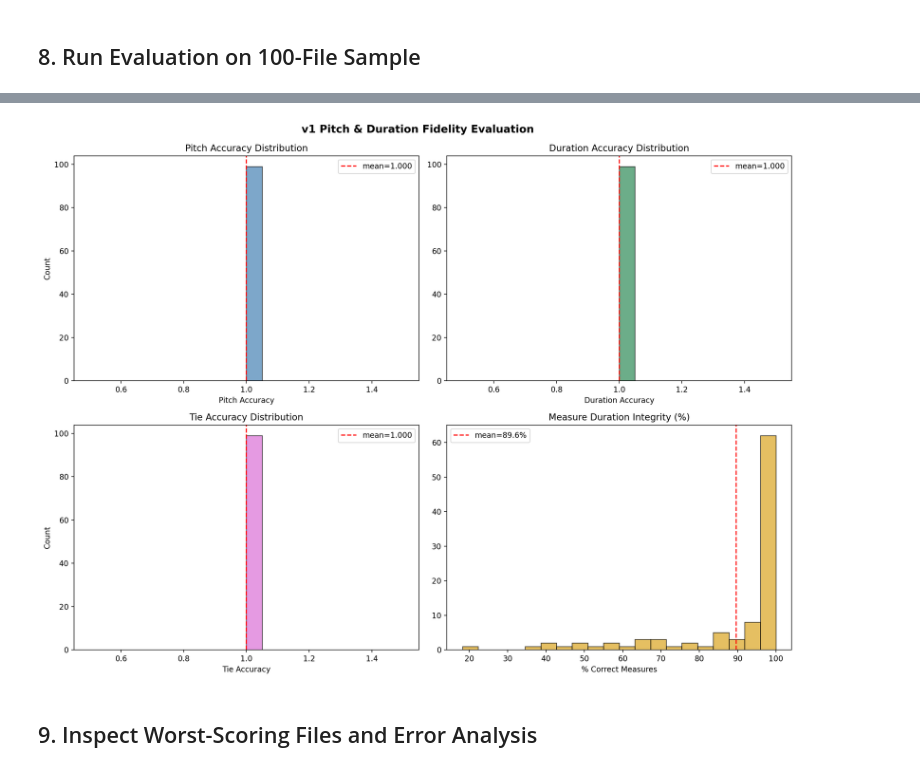
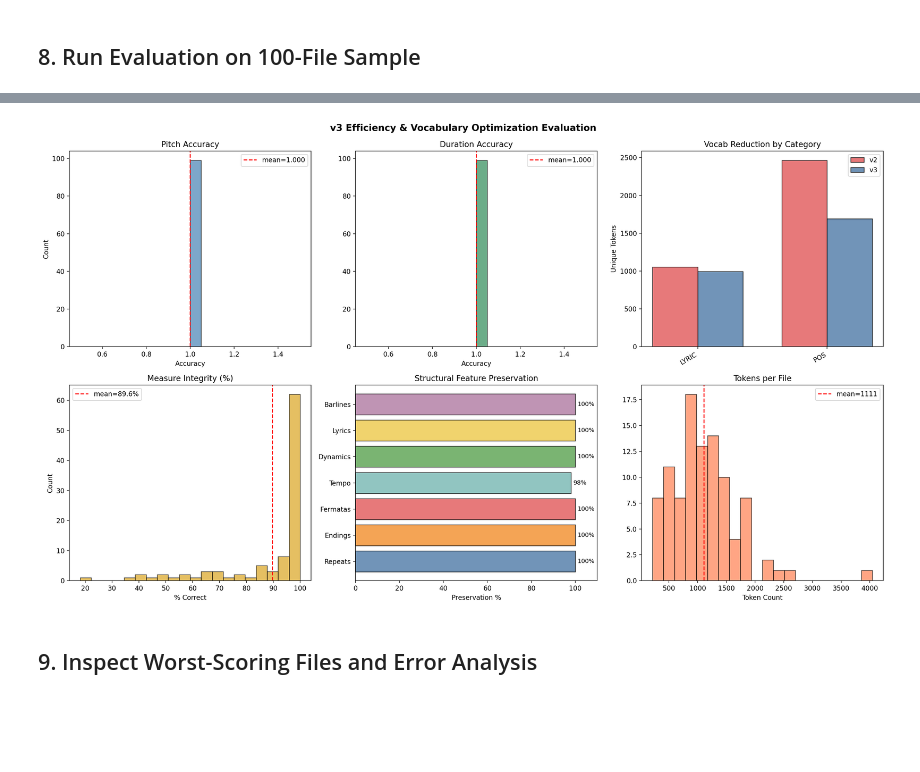
Before and after one commit to arjunbahuguna/musicxml_tokenizer, a Jupyter notebook: tokenizer.ipynb, the cells around one changed output, grey strips where cells are left out. Cells and saved outputs as stored; diff of their text form; code cells hidden in the pictures; blank space fills up the shorter version.

Commit message:
v3: efficiency & vocabulary optimization — position quantization, rare pitch merging, lyric closed vocab, KL divergence

```diff
--- a/tokenizer.ipynb
+++ b/tokenizer.ipynb
@@ -1554,46 +2206,85 @@ v1 adds: TIE_START/TIE_STOP tokens, GRACE notes, microtonal cent-grid pitch
 # %%
-# ── Visualizations (v1) ──
-fig, axes = plt.subplots(2, 2, figsize=(14, 10))
+# ── Visualizations (v3) ──
+fig, axes = plt.subplots(2, 3, figsize=(18, 10))
 
-# Pitch accuracy histogram
+# Pitch accuracy
 axes[0, 0].hist(eval_ok['pitch_accuracy'], bins=20, edgecolor='black', alpha=0.7, color='steelblue')
-axes[0, 0].set_title('Pitch Accuracy Distribution')
-axes[0, 0].set_xlabel('Pitch Accuracy')
+axes[0, 0].set_title('Pitch Accuracy')
+axes[0, 0].set_xlabel('Accuracy')
 axes[0, 0].set_ylabel('Count')
 axes[0, 0].axvline(eval_ok['pitch_accuracy'].mean(), color='red', linestyle='--',
                    label=f"mean={eval_ok['pitch_accuracy'].mean():.3f}")
 axes[0, 0].legend()
 
-# Duration accuracy histogram
+# Duration accuracy
 axes[0, 1].hist(eval_ok['duration_accuracy'], bins=20, edgecolor='black', alpha=0.7, color='seagreen')
-axes[0, 1].set_title('Duration Accuracy Distribution')
-axes[0, 1].set_xlabel('Duration Accuracy')
+axes[0, 1].set_title('Duration Accuracy')
+axes[0, 1].set_xlabel('Accuracy')
 axes[0, 1].axvline(eval_ok['duration_accuracy'].mean(), color='red', linestyle='--',
                    label=f"mean={eval_ok['duration_accuracy'].mean():.3f}")
 axes[0, 1].legend()
 
-# Tie accuracy histogram
-axes[1, 0].hist(eval_ok['tie_accuracy'], bins=20, edgecolor='black', alpha=0.7, color='orchid')
-axes[1, 0].set_title('Tie Accuracy Distribution')
-axes[1, 0].set_xlabel('Tie Accuracy')
+# Vocabulary reduction by category
+v3_cats = sorted(set(list(v3_cat_vocab.keys()) + list(v2_cat_vocab.keys())))
+# Only show categories where reduction happened
+reduced_cats = [(cat, len(v2_cat_vocab.get(cat, set())), len(v3_cat_vocab.get(cat, set())))
+                for cat in v3_cats if len(v2_cat_vocab.get(cat, set())) != len(v3_cat_vocab.get(cat, set()))]
+if reduced_cats:
+    cat_names = [c[0] for c in reduced_cats]
+    v2_sizes = [c[1] for c in reduced_cats]
+    v3_sizes = [c[2] for c in reduced_cats]
+    x = np.arange(len(cat_names))
+    width = 0.35
+    axes[0, 2].bar(x - width/2, v2_sizes, width, label='v2', color='#e15759', alpha=0.8, edgecolor='black')
+    axes[0, 2].bar(x + width/2, v3_sizes, width, label='v3', color='#4e79a7', alpha=0.8, edgecolor='black')
+    axes[0, 2].set_xticks(x)
+    axes[0, 2].set_xticklabels(cat_names, rotation=30, ha='right')
+    axes[0, 2].set_title('Vocab Reduction by Category')
+    axes[0, 2].set_ylabel('Unique Tokens')
+    axes[0, 2].legend()
+else:
+    axes[0, 2].text(0.5, 0.5, 'No reduction', ha='center', va='center', fontsize=14)
+    axes[0, 2].set_title('Vocab Reduction by Category')
+
+# Measure integrity
+axes[1, 0].hist(eval_ok['measure_integrity_pct'], bins=20, edgecolor='black', alpha=0.7, color='goldenrod')
+axes[1, 0].set_title('Measure Integrity (%)')
+axes[1, 0].set_xlabel('% Correct')
 axes[1, 0].set_ylabel('Count')
-axes[1, 0].axvline(eval_ok['tie_accuracy'].mean(), color='red', linestyle='--',
-                   label=f"mean={eval_ok['tie_accuracy'].mean():.3f}")
+axes[1, 0].axvline(eval_ok['measure_integrity_pct'].mean(), color='red', linestyle='--',
+                   label=f"mean={eval_ok['measure_integrity_pct'].mean():.1f}%")
 axes[1, 0].legend()
 
-# Measure integrity histogram
-axes[1, 1].hist(eval_ok['measure_integrity_pct'], bins=20, edgecolor='black', alpha=0.7, color='goldenrod')
-axes[1, 1].set_title('Measure Duration Integrity (%)')
-axes[1, 1].set_xlabel('% Correct Measures')
-axes[1, 1].axvline(eval_ok['measure_integrity_pct'].mean(), color='red', linestyle='--',
-                   label=f"mean={eval_ok['measure_integrity_pct'].mean():.1f}%")
-axes[1, 1].legend()
+# Structural feature preservation bar chart
+feat_labels = ['Repeats', 'Endings', 'Fermatas', 'Tempo', 'Dynamics', 'Lyrics', 'Barlines']
+feat_keys = ['n_repeats', 'n_endings', 'n_fermatas', 'n_tempo', 'n_dynamics', 'n_lyrics', 'n_barlines']
+pres_values = []
+for feat in feat_keys:
+    xml_total = eval_ok[f'xml_{feat}'].sum()
+    tok_total = eval_ok[f'tok_{feat}'].sum()
+    pres_values.append(min(tok_total / xml_total * 100, 100.0) if xml_total > 0 else 100.0)
+
+colors = ['#4e79a7', '#f28e2b', '#e15759', '#76b7b2', '#59a14f', '#edc948', '#b07aa1']
+axes[1, 1].barh(feat_labels, pres_values, color=colors, edgecolor='black', alpha=0.8)
+axes[1, 1].set_xlabel('Preservation %')
+axes[1, 1].set_title('Structural Feature Preservation')
+axes[1, 1].set_xlim(0, 110)
+for i, v in enumerate(pres_values):
+    axes[1, 1].text(v + 1, i, f'{v:.0f}%', va='center', fontsize=9)
+
+# Token count distribution
+axes[1, 2].hist(eval_ok['n_tokens'], bins=20, edgecolor='black', alpha=0.7, color='coral')
+axes[1, 2].set_title('Tokens per File')
+axes[1, 2].set_xlabel('Token Count')
+axes[1, 2].axvline(eval_ok['n_tokens'].mean(), color='red', linestyle='--',
+                   label=f"mean={eval_ok['n_tokens'].mean():.0f}")
+axes[1, 2].legend()
 
 plt.tight_layout()
-plt.suptitle('v1 Pitch & Duration Fidelity Evaluation', y=1.02, fontsize=14, fontweight='bold')
+plt.suptitle('v3 Efficiency & Vocabulary Optimization Evaluation', y=1.02, fontsize=14, fontweight='bold')
 plt.show()
 # %% [output]
-[figure, old version]
+[figure, new version]
 # %% [markdown]
 ## 9. Inspect Worst-Scoring Files and Error Analysis
 # %%
```
Also changed, not shown: parts of 12 cells of this notebook.
